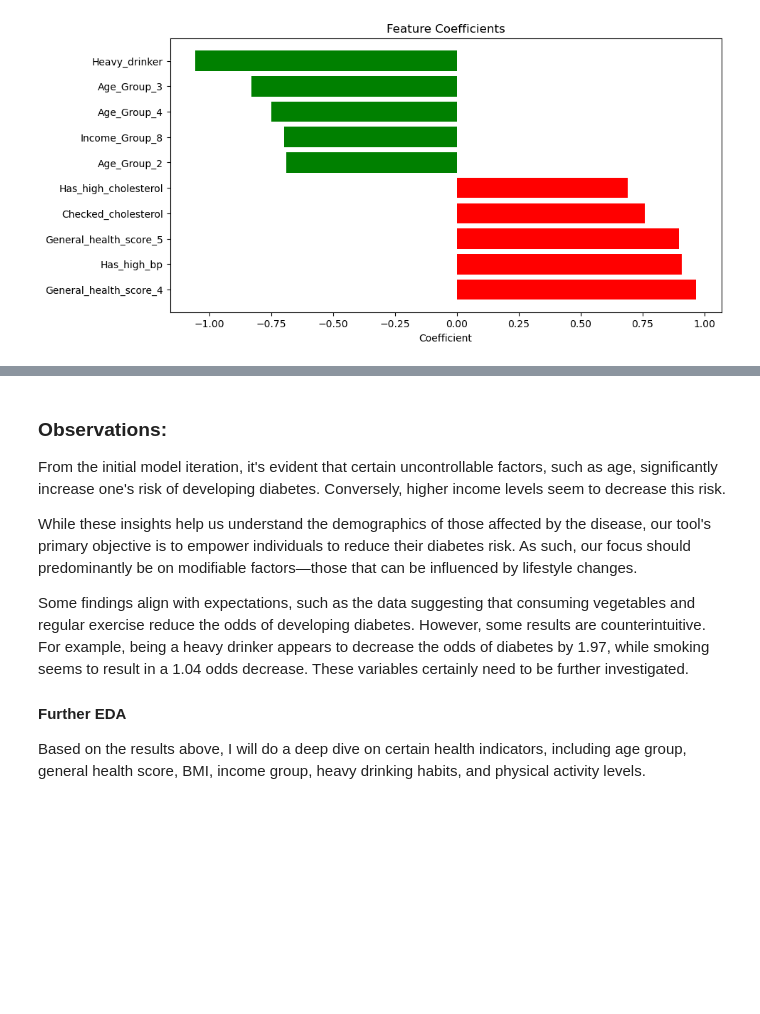
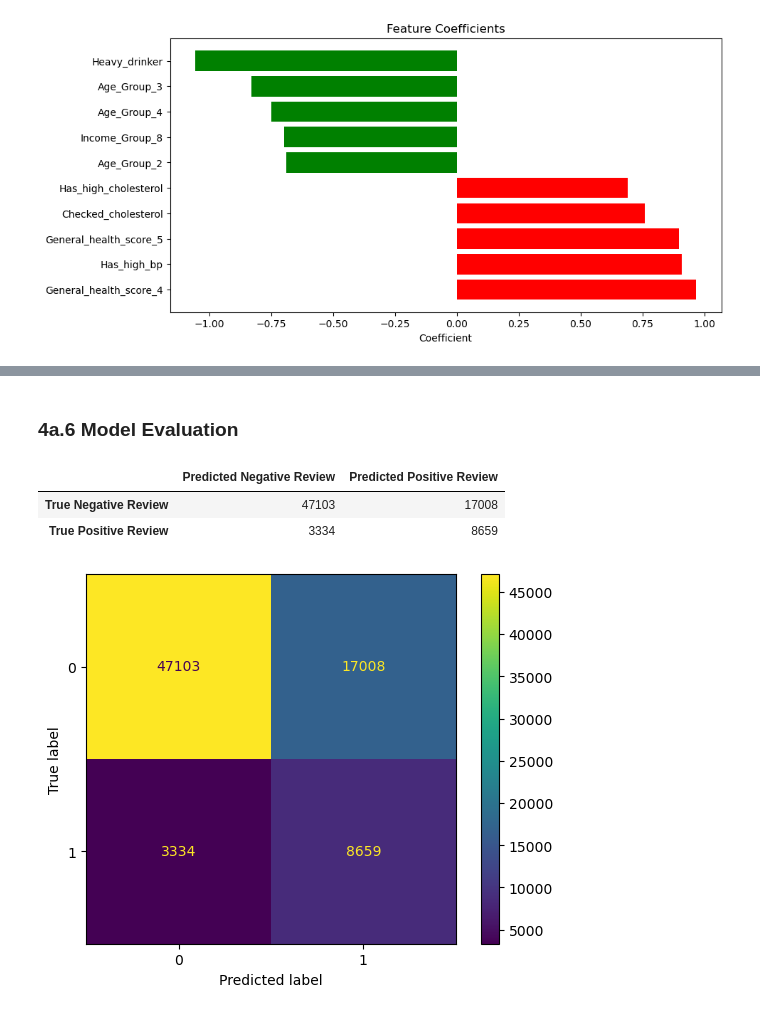
Before and after one commit to diego2017/capstone_disease_predictor, a Jupyter notebook: notebooks/04a-modelling_log_reg.ipynb, the cells around one changed output, grey strips where cells are left out. Saved outputs shown, nothing was run; the diff lists cells and outputs as text; code cells hidden in the pictures; blank space fills up the shorter version.

```diff
--- a/notebooks/04a-modelling_log_reg.ipynb
+++ b/notebooks/04a-modelling_log_reg.ipynb
@@ -358,10 +284,28 @@ plt.show()
-# %% [markdown]
-### Observations:
-From the initial model iteration, it's evident that certain uncontrollable factors, such as age, significantly increase one's risk of developing diabetes. Conversely, higher income levels seem to decrease this risk.
-
-While these insights help us understand the demographics of those affected by the disease, our tool's primary objective is to empower individuals to reduce their diabetes risk. As such, our focus should predominantly be on modifiable factors—those that can be influenced by lifestyle changes.
-
-Some findings align with expectations, such as the data suggesting that consuming vegetables and regular exercise reduce the odds of developing diabetes. However, some results are counterintuitive. For example, being a heavy drinker appears to decrease the odds of diabetes by 1.97, while smoking seems to result in a 1.04 odds decrease. These variables certainly need to be further investigated.
-
-#### Further EDA
-Based on the results above, I will do a deep dive on certain health indicators, including age group, general health score, BMI, income group, heavy drinking habits, and physical activity levels.
+# %% [markdown]
+### 4a.6 Model Evaluation
+# %%
+# Create confusion matrix for logistic regression
+
+# Get class predictions
+y_pred = optimised_log_reg.predict(X_test)
+
+# Generate confusion matrix
+cf_matrix = confusion_matrix(y_test, y_pred)
+
+# label rows and columns
+cf_df = pd.DataFrame(
+    cf_matrix,
+    columns=["Predicted Negative Review", "Predicted Positive Review"],
+    index=["True Negative Review", "True Positive Review"]
+)
+
+display(cf_df)
+# %% [output]
+|  | Predicted Negative Review | Predicted Positive Review |
+| True Negative Review | 47103 | 17008 |
+| True Positive Review | 3334 | 8659 |
+# %%
+# Create visualisation of confusion matrix
+ConfusionMatrixDisplay.from_estimator(optimised_log_reg, X_test, y_test);
+# %% [output]
+[figure, added]
```
Also changed, not shown: parts of 8 cells of this notebook.
